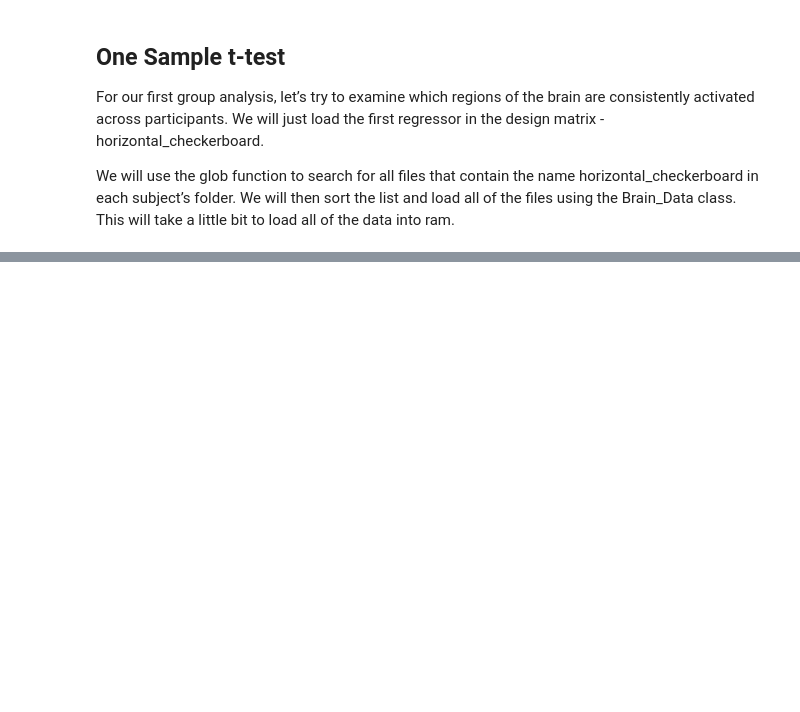
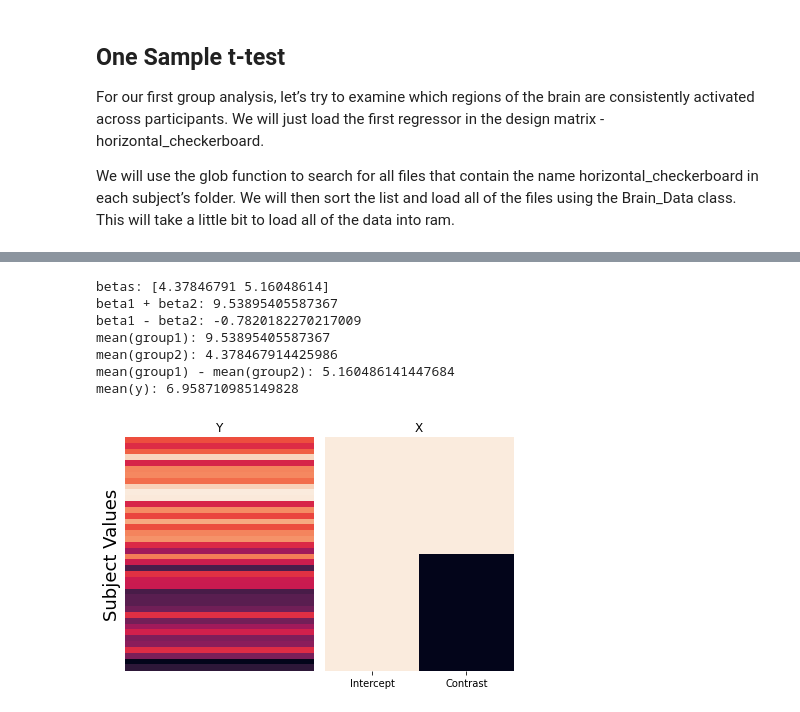
Before and after one commit to drewwint/Dartbrains_code, a Jupyter notebook: 7_Group_Analysis.ipynb, the cells around one changed output, grey strips where cells are left out. Drawn from its saved outputs; the diff is of its cells as text; code cells hidden in the pictures; blank space fills up the shorter version.

```diff
--- a/7_Group_Analysis.ipynb
+++ b/7_Group_Analysis.ipynb
@@ -475,0 +590,19 @@ We will use the glob function to search for all files that contain the name hori
+# %%
+group1_params = {'n':20, 'mean':10, 'sd':2}
+group2_params = {'n':20, 'mean':5, 'sd':2}
+group1 = group1_params['mean'] + np.random.randn(group1_params['n']) * group1_params['sd']
+group2 = group2_params['mean'] + np.random.randn(group2_params['n']) * group2_params['sd']
+
+y = np.hstack([group1, group2])
+x = pd.DataFrame({'Intercept':np.ones(len(y)), 'Contrast':np.hstack([np.ones(group1_params['n']), np.zeros(group2_params['n'])])})
+
+run_regression_simulation(x, y)
+# %% [output]
+betas: [4.37846791 5.16048614]
+beta1 + beta2: 9.53895405587367
+beta1 - beta2: -0.7820182270217009
+mean(group1): 9.53895405587367
+mean(group2): 4.378467914425986
+mean(group1) - mean(group2): 5.160486141447684
+mean(y): 6.958710985149828
+[figure, added]
```
Also changed, not shown: parts of 54 cells of this notebook.
